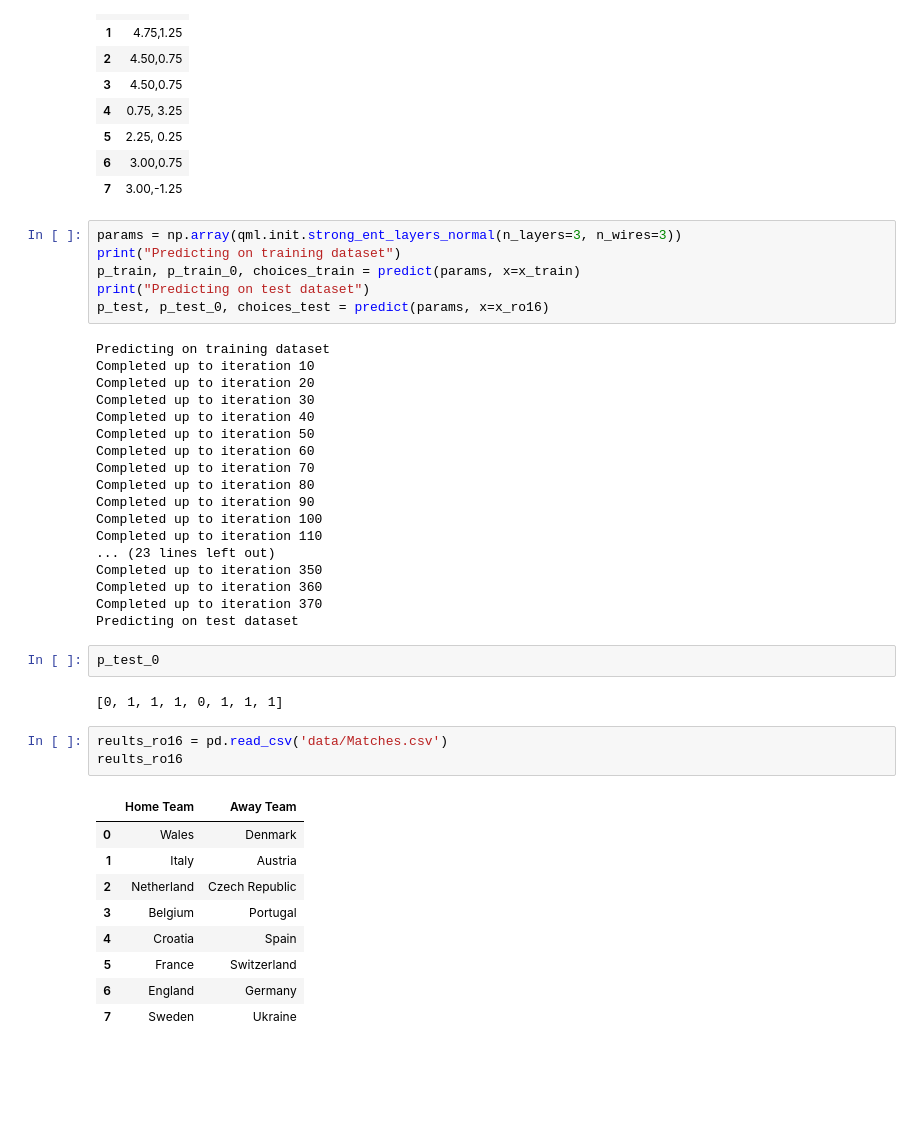
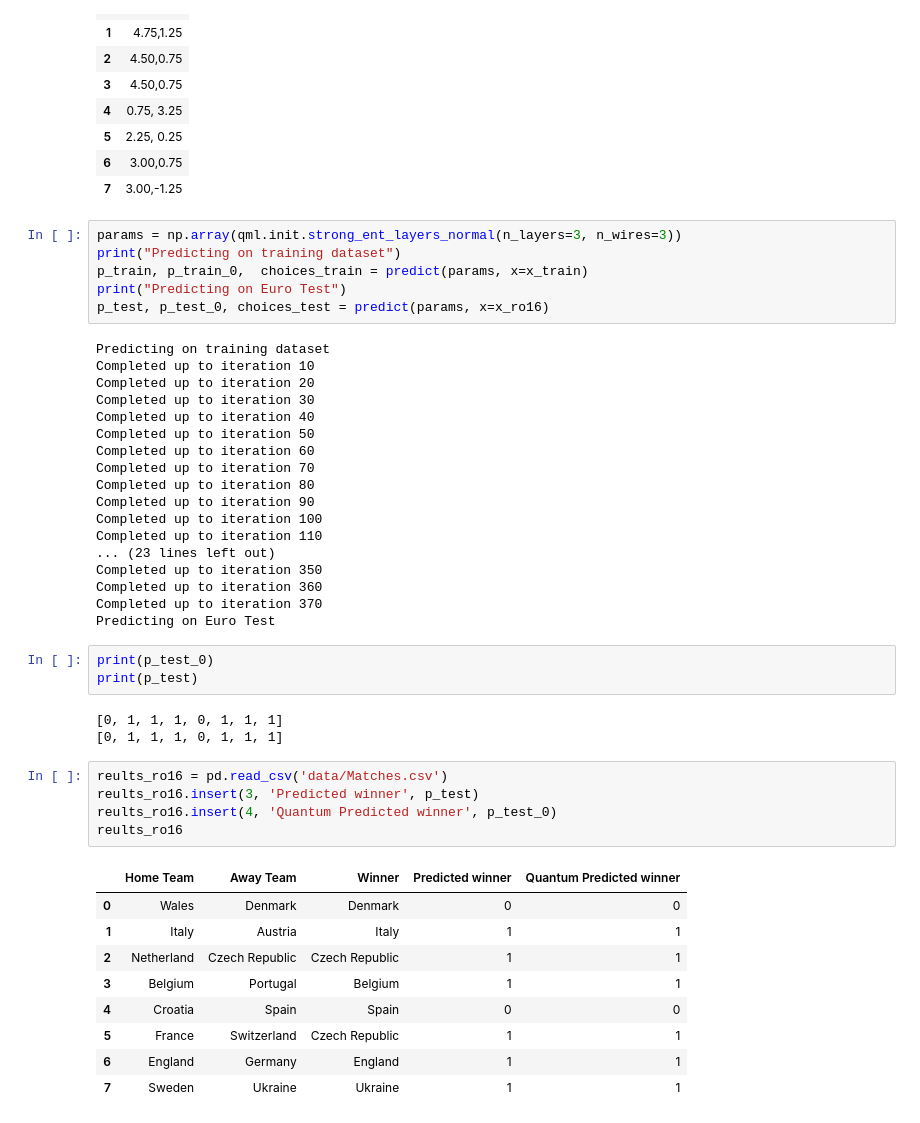
Before and after one commit to CDL-Quantum/Hackathon2021, a Jupyter notebook: Loo Boys/Euro_Simulation.ipynb, the cells around one changed output. Cells and saved outputs as stored; diff of their text form; blank space fills up the shorter version.

Commit message:
added datafram of results

```diff
--- a/Loo Boys/Euro_Simulation.ipynb
+++ b/Loo Boys/Euro_Simulation.ipynb
@@ -268,8 +268,8 @@ df_ro16
 # %%
 params = np.array(qml.init.strong_ent_layers_normal(n_layers=3, n_wires=3))
 print("Predicting on training dataset")
-p_train, p_train_0, choices_train = predict(params, x=x_train)
-print("Predicting on test dataset")
+p_train, p_train_0,  choices_train = predict(params, x=x_train)
+print("Predicting on Euro Test")
 p_test, p_test_0, choices_test = predict(params, x=x_ro16)
 # %% [output]
 Predicting on training dataset
@@ -288,21 +288,25 @@ Completed up to iteration 110
 Completed up to iteration 350
 Completed up to iteration 360
 Completed up to iteration 370
-Predicting on test dataset
+Predicting on Euro Test
 # %%
-p_test_0
+print(p_test_0)
+print(p_test)
 # %% [output]
 [0, 1, 1, 1, 0, 1, 1, 1]
+[0, 1, 1, 1, 0, 1, 1, 1]
 # %%
 reults_ro16 = pd.read_csv('data/Matches.csv')
+reults_ro16.insert(3, 'Predicted winner', p_test)
+reults_ro16.insert(4, 'Quantum Predicted winner', p_test_0)
 reults_ro16
 # %% [output]
-|  | Home Team | Away Team |
-| 0 | Wales | Denmark |
-| 1 | Italy | Austria |
-| 2 | Netherland | Czech Republic |
-| 3 | Belgium | Portugal |
-| 4 | Croatia | Spain |
-| 5 | France | Switzerland |
-| 6 | England | Germany |
-| 7 | Sweden | Ukraine |
+|  | Home Team | Away Team | Winner | Predicted winner | Quantum Predicted winner |
+| 0 | Wales | Denmark | Denmark | 0 | 0 |
+| 1 | Italy | Austria | Italy | 1 | 1 |
+| 2 | Netherland | Czech Republic | Czech Republic | 1 | 1 |
+| 3 | Belgium | Portugal | Belgium | 1 | 1 |
+| 4 | Croatia | Spain | Spain | 0 | 0 |
+| 5 | France | Switzerland | Czech Republic | 1 | 1 |
+| 6 | England | Germany | England | 1 | 1 |
+| 7 | Sweden | Ukraine | Ukraine | 1 | 1 |
```
Also changed, not shown: 1 other file.
